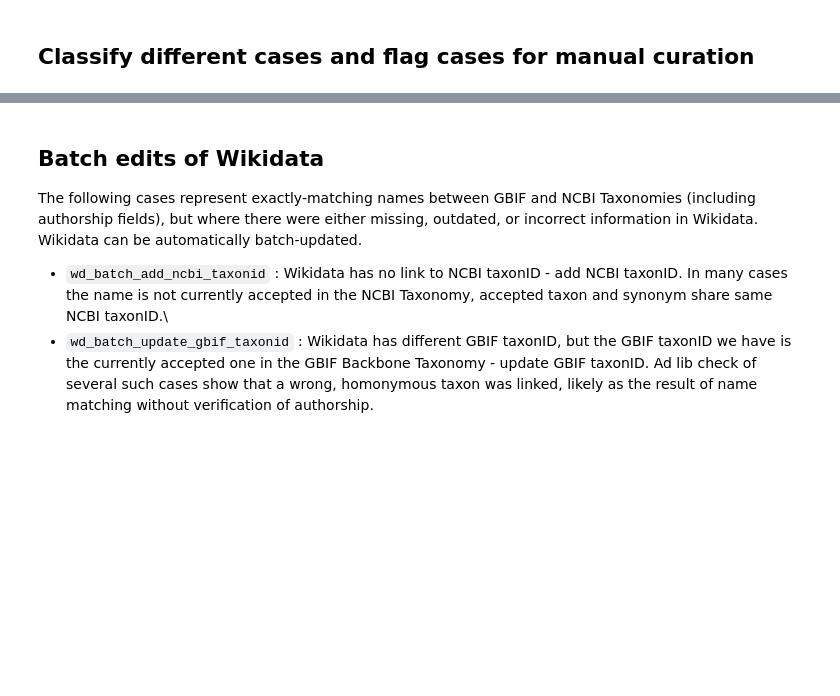
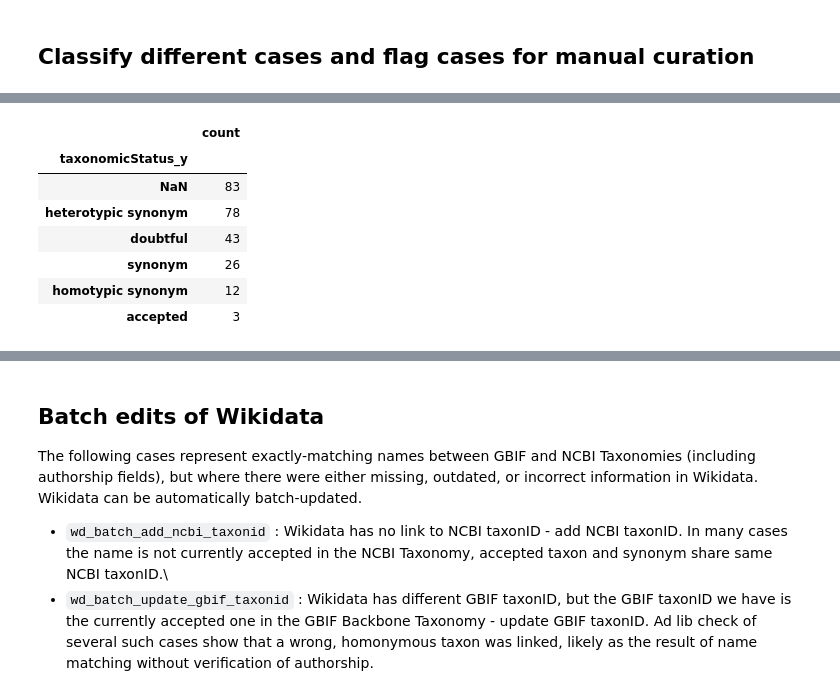
Before and after one commit to monagrland/taxo-harmo, a Jupyter notebook: compare-names.ipynb, the cells around one changed output, grey strips where cells are left out. Cells and saved outputs as stored; diff of their text form; code cells hidden in the pictures; blank space fills up the shorter version.

```diff
--- a/compare-names.ipynb
+++ b/compare-names.ipynb
@@ -674,0 +714,19 @@ df.groupby('status')['curation'].value_counts().to_frame()
+# %%
+wd_gbif_need_curation_subset = pd.merge(
+    left=df.query('curation == "wd_batch_update_gbif_taxonid"'),
+    right=gbif_backbone[['taxonID','scientificName','scientificNameAuthorship','canonicalName','taxonomicStatus']],
+    left_on='gbif_taxonID_wd',
+    right_on="taxonID",
+    how='left'
+)[['gbif_speciesName','gbif_taxonID','taxonomicStatus_x','scientificName','taxonID','taxonomicStatus_y']]
+# %%
+wd_gbif_need_curation_subset['taxonomicStatus_y'].value_counts(dropna=False).to_frame()
+# %% [output]
+|  | count |
+| taxonomicStatus_y |  |
+| NaN | 83 |
+| heterotypic synonym | 78 |
+| doubtful | 43 |
+| synonym | 26 |
+| homotypic synonym | 12 |
+| accepted | 3 |
```
Also changed, not shown: parts of 12 cells of this notebook, 3 other files.
